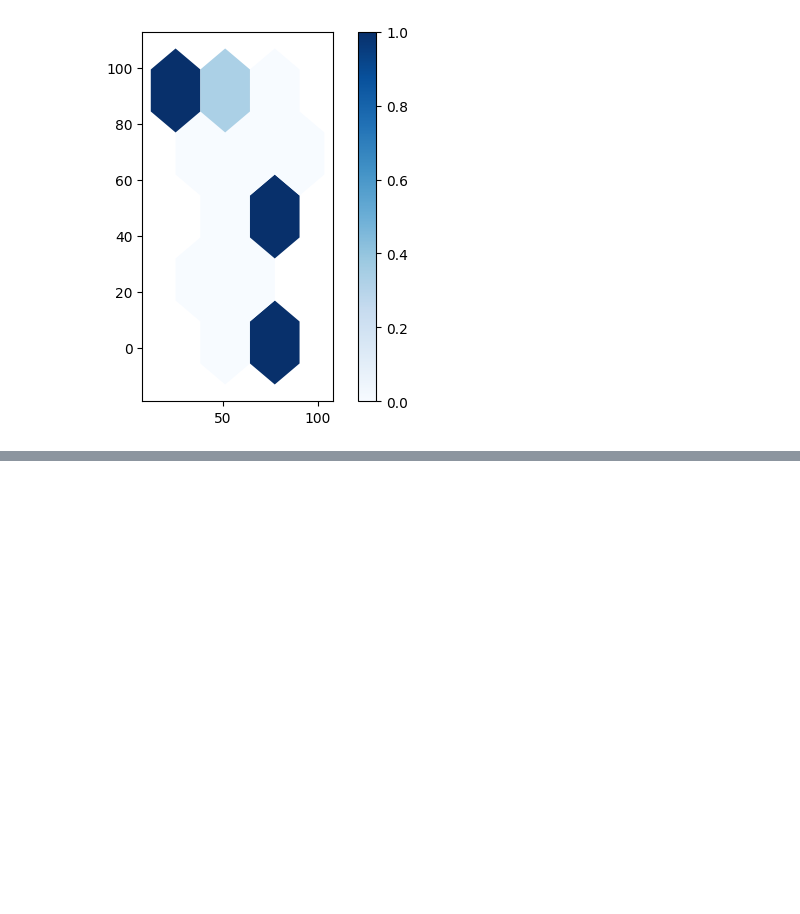
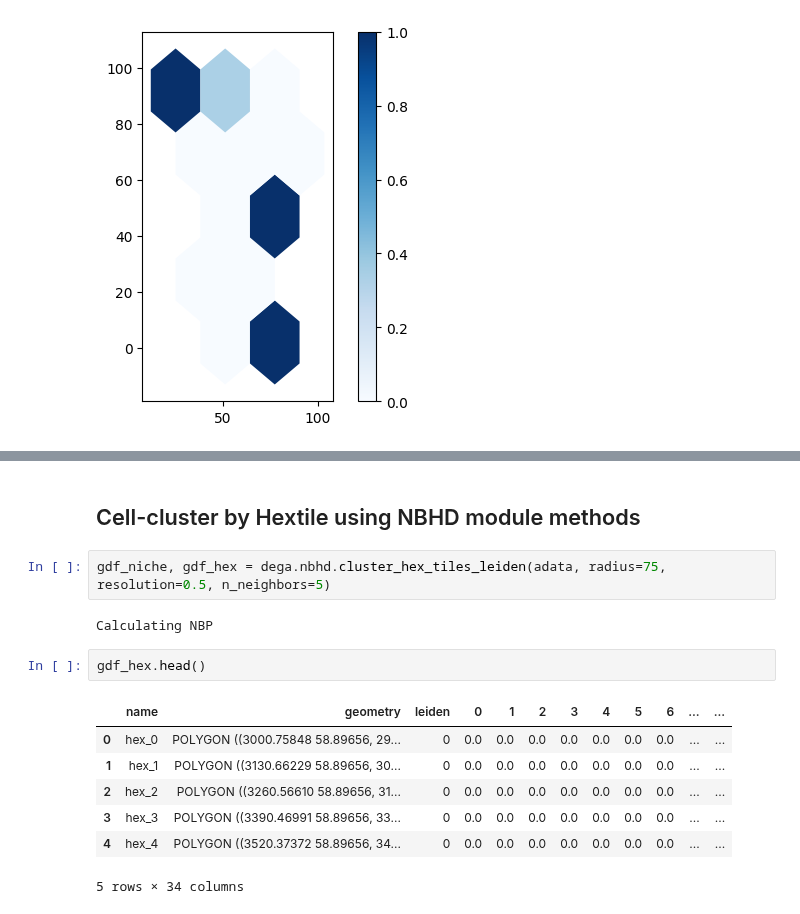
Before and after one commit to broadinstitute/celldega, a Jupyter notebook: notebooks/niche_clustering.ipynb, the cells around one changed output, grey strips where cells are left out. Cells and saved outputs as stored; diff of their text form; blank space fills up the shorter version.

```diff
--- a/notebooks/niche_clustering.ipynb
+++ b/notebooks/niche_clustering.ipynb
@@ -119,0 +237,16 @@ plot_hex_clusters(gdf_hex, gdf_niche)
+# %% [markdown]
+## Cell-cluster by Hextile using NBHD module methods
+# %%
+gdf_niche, gdf_hex = dega.nbhd.cluster_hex_tiles_leiden(adata, radius=75, resolution=0.5, n_neighbors=5)
+# %% [output]
+Calculating NBP
+# %%
+gdf_hex.head()
+# %% [output]
+|  | name | geometry | leiden | 0 | 1 | 2 | 3 | 4 | 5 | 6 | ... | ... |
+| 0 | hex_0 | POLYGON ((3000.75848 58.89656, 29... | 0 | 0.0 | 0.0 | 0.0 | 0.0 | 0.0 | 0.0 | 0.0 | ... | ... |
+| 1 | hex_1 | POLYGON ((3130.66229 58.89656, 30... | 0 | 0.0 | 0.0 | 0.0 | 0.0 | 0.0 | 0.0 | 0.0 | ... | ... |
+| 2 | hex_2 | POLYGON ((3260.56610 58.89656, 31... | 0 | 0.0 | 0.0 | 0.0 | 0.0 | 0.0 | 0.0 | 0.0 | ... | ... |
+| 3 | hex_3 | POLYGON ((3390.46991 58.89656, 33... | 0 | 0.0 | 0.0 | 0.0 | 0.0 | 0.0 | 0.0 | 0.0 | ... | ... |
+| 4 | hex_4 | POLYGON ((3520.37372 58.89656, 34... | 0 | 0.0 | 0.0 | 0.0 | 0.0 | 0.0 | 0.0 | 0.0 | ... | ... |
+5 rows × 34 columns
```
Also changed, not shown: parts of 36 cells of this notebook, 1 other file.
